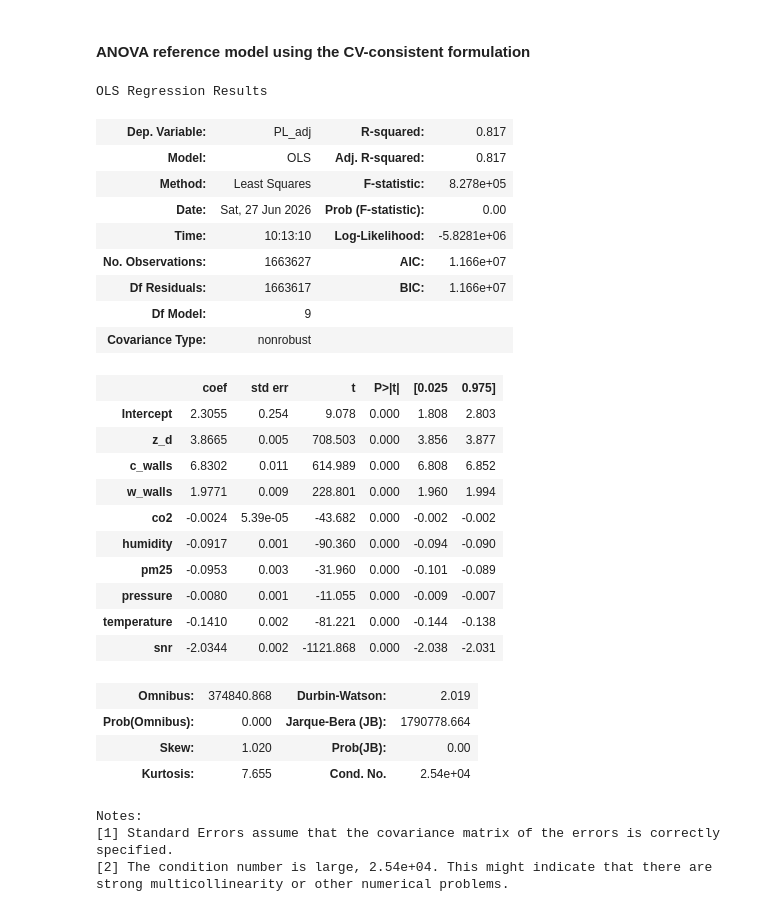
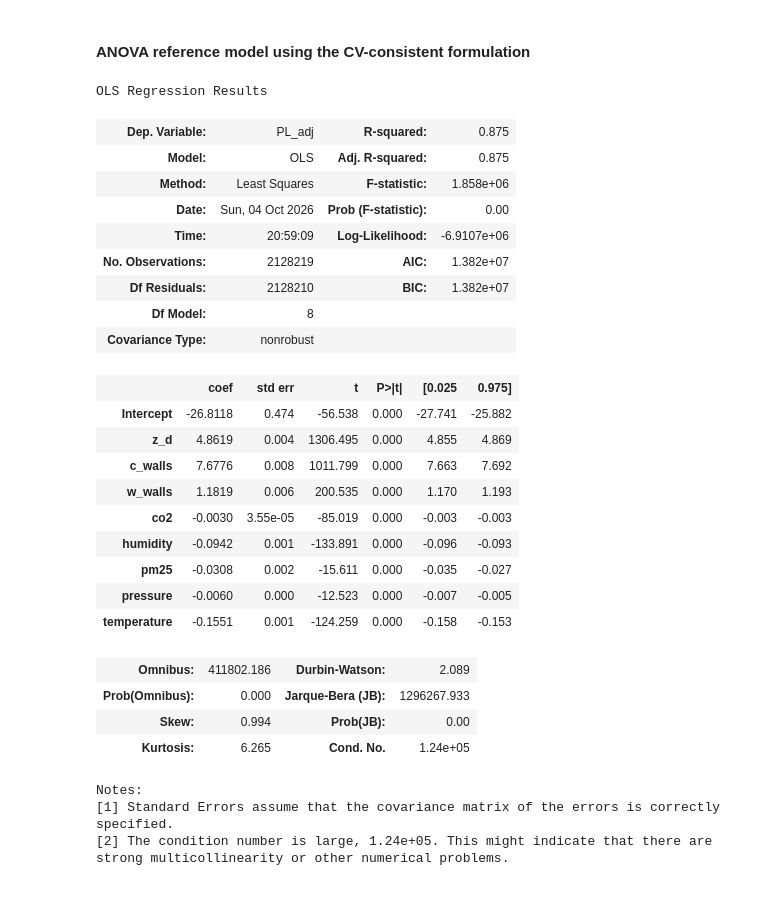
Before and after one commit to nahshonmokua/LoRaWAN-IndoorPathLossModeling-ML, a Jupyter notebook: 02_MLR.ipynb, the cells around one changed output. Cells and saved outputs as stored; diff of their text form; code cells hidden in the pictures.

Commit message:
02: no SNR, wider Ridge and ElasticNet grids; re-run

```diff
--- a/02_MLR.ipynb
+++ b/02_MLR.ipynb
@@ -62,7 +62,7 @@ cv_splits = [
 # Feature/target setup
 raw_feats = [
     "distance", "frequency", "c_walls", "w_walls",
-    "co2", "humidity", "pm25", "pressure", "temperature", "snr"
+    "co2", "humidity", "pm25", "pressure", "temperature"
 ]
 target_col = "PL"
 
@@ -136,7 +136,7 @@ ftr_tr, ftr_te = f_term(Xtr_raw['frequency'].values), f_term(Xte_raw['frequency'
 ytr_adj, yte_adj = ytr_pl - ftr_tr, yte_pl - ftr_te
 
 # Linear feature maps
-cols = ['z_d','c_walls','w_walls','co2','humidity','pm25','pressure','temperature','snr']
+cols = ['z_d','c_walls','w_walls','co2','humidity','pm25','pressure','temperature']
 Xtr_lin = pd.DataFrame({
     'z_d': z_of_d(Xtr_raw['distance'].values),
     'c_walls': Xtr_raw['c_walls'].values,
@@ -145,8 +145,7 @@ Xtr_lin = pd.DataFrame({
     'humidity': Xtr_raw['humidity'].values,
     'pm25': Xtr_raw['pm25'].values,
     'pressure': Xtr_raw['pressure'].values,
-    'temperature': Xtr_raw['temperature'].values,
-    'snr': Xtr_raw['snr'].values
+    'temperature': Xtr_raw['temperature'].values
 }, columns=cols).values
 
 Xte_lin = pd.DataFrame({
@@ -157,8 +156,7 @@ Xte_lin = pd.DataFrame({
     'humidity': Xte_raw['humidity'].values,
     'pm25': Xte_raw['pm25'].values,
     'pressure': Xte_raw['pressure'].values,
-    'temperature': Xte_raw['temperature'].values,
-    'snr': Xte_raw['snr'].values
+    'temperature': Xte_raw['temperature'].values
 }, columns=cols).values
 
 # Param labels (for reporting)
@@ -167,7 +165,7 @@ param_names = [
     'Brick Wall Loss (L_c) [dB]', 'Wood Wall Loss (L_w) [dB]',
     'CO2 coef. [dB/unit]', 'Humidity coef. [dB/%]',
     'PM2.5 coef. [dB/µg/m³]', 'Pressure coef. [dB/hPa]',
-    'Temp. coef. [dB/°C]', 'SNR scaling (k_snr)'
+    'Temp. coef. [dB/°C]'
 ]
 
 # Helpers
@@ -201,16 +199,16 @@ def rmse_r2_on_PL(y_true_pl, y_pred_adj, fterm):
 # Model factories
 def make_OLS(_): return make_pipeline(LinearRegression())
 def make_Ridge(cfg): return make_pipeline(StandardScaler(), Ridge(alpha=cfg["alpha"], random_state=42))
-def make_Lasso(cfg): return make_pipeline(StandardScaler(), Lasso(alpha=cfg["alpha"], max_iter=20000, random_state=42))
+def make_Lasso(cfg): return make_pipeline(StandardScaler(), Lasso(alpha=cfg["alpha"], max_iter=20000, precompute=True, random_state=42))
 def make_ElasticNet(cfg): return make_pipeline(
     StandardScaler(),
-    ElasticNet(alpha=cfg["alpha"], l1_ratio=cfg["l1_ratio"], max_iter=20000, random_state=42)
+    ElasticNet(alpha=cfg["alpha"], l1_ratio=cfg["l1_ratio"], max_iter=20000, precompute=True, random_state=42)
 )
 
 # Grids
-ridge_grid = [dict(alpha=a) for a in np.logspace(-4, 3, 15)]
+ridge_grid = [dict(alpha=a) for a in np.logspace(0, 7, 15)]   # sklearn's Ridge penalty is not divided by n, so alpha/n is what matters
 lasso_grid = [dict(alpha=a) for a in np.logspace(-4, 1, 15)]
-enet_grid  = [dict(alpha=a, l1_ratio=r) for a in np.logspace(-4, 1, 10) for r in (0.2, 0.5, 0.8)]
+enet_grid  = [dict(alpha=a, l1_ratio=r) for a in np.logspace(-4, 1, 10) for r in (0.1, 0.5, 0.7, 0.9, 0.95, 0.99)]   # scikit-learn's recommended spacing, denser near the Lasso end
 
 # Spec list
 specs = [
@@ -502,48 +497,47 @@ Analysis of Variance
 # %%
 # ANOVA reference model using the same physics-consistent formulation as CV.
 # Frequency is adjusted out of the target: y_adj = PL - 20log10(frequency).
 
 df_anova = pd.DataFrame(Xtr_lin, columns=cols)
 df_anova["PL_adj"] = ytr_adj
 
 anova_formula = (
     "PL_adj ~ z_d + c_walls + w_walls + co2 + humidity + "
-    "pm25 + pressure + temperature + snr"
+    "pm25 + pressure + temperature"
 )
 
 anova_model = smf.ols(anova_formula, data=df_anova).fit()
 anova_table = anova_lm(anova_model, typ=2)
 
 display(anova_model.summary())
 display(anova_table)
 # %% [output]
 OLS Regression Results
-| Dep. Variable: | PL_adj | R-squared: | 0.817 |
-| Model: | OLS | Adj. R-squared: | 0.817 |
-| Method: | Least Squares | F-statistic: | 8.278e+05 |
-| Date: | Sat, 27 Jun 2026 | Prob (F-statistic): | 0.00 |
-| Time: | 10:13:10 | Log-Likelihood: | -5.8281e+06 |
-| No. Observations: | 1663627 | AIC: | 1.166e+07 |
-| Df Residuals: | 1663617 | BIC: | 1.166e+07 |
-| Df Model: | 9 |  |  |
+| Dep. Variable: | PL_adj | R-squared: | 0.875 |
+| Model: | OLS | Adj. R-squared: | 0.875 |
+| Method: | Least Squares | F-statistic: | 1.858e+06 |
+| Date: | Sun, 04 Oct 2026 | Prob (F-statistic): | 0.00 |
+| Time: | 20:59:09 | Log-Likelihood: | -6.9107e+06 |
+| No. Observations: | 2128219 | AIC: | 1.382e+07 |
+| Df Residuals: | 2128210 | BIC: | 1.382e+07 |
+| Df Model: | 8 |  |  |
 | Covariance Type: | nonrobust |  |  |
 |  | coef | std err | t | P>|t| | [0.025 | 0.975] |
-| Intercept | 2.3055 | 0.254 | 9.078 | 0.000 | 1.808 | 2.803 |
-| z_d | 3.8665 | 0.005 | 708.503 | 0.000 | 3.856 | 3.877 |
-| c_walls | 6.8302 | 0.011 | 614.989 | 0.000 | 6.808 | 6.852 |
-| w_walls | 1.9771 | 0.009 | 228.801 | 0.000 | 1.960 | 1.994 |
-| co2 | -0.0024 | 5.39e-05 | -43.682 | 0.000 | -0.002 | -0.002 |
-| humidity | -0.0917 | 0.001 | -90.360 | 0.000 | -0.094 | -0.090 |
-| pm25 | -0.0953 | 0.003 | -31.960 | 0.000 | -0.101 | -0.089 |
-| pressure | -0.0080 | 0.001 | -11.055 | 0.000 | -0.009 | -0.007 |
-| temperature | -0.1410 | 0.002 | -81.221 | 0.000 | -0.144 | -0.138 |
-| snr | -2.0344 | 0.002 | -1121.868 | 0.000 | -2.038 | -2.031 |
+| Intercept | -26.8118 | 0.474 | -56.538 | 0.000 | -27.741 | -25.882 |
+| z_d | 4.8619 | 0.004 | 1306.495 | 0.000 | 4.855 | 4.869 |
+| c_walls | 7.6776 | 0.008 | 1011.799 | 0.000 | 7.663 | 7.692 |
+| w_walls | 1.1819 | 0.006 | 200.535 | 0.000 | 1.170 | 1.193 |
+| co2 | -0.0030 | 3.55e-05 | -85.019 | 0.000 | -0.003 | -0.003 |
+| humidity | -0.0942 | 0.001 | -133.891 | 0.000 | -0.096 | -0.093 |
+| pm25 | -0.0308 | 0.002 | -15.611 | 0.000 | -0.035 | -0.027 |
+| pressure | -0.0060 | 0.000 | -12.523 | 0.000 | -0.007 | -0.005 |
+| temperature | -0.1551 | 0.001 | -124.259 | 0.000 | -0.158 | -0.153 |
-| Omnibus: | 374840.868 | Durbin-Watson: | 2.019 |
-| Prob(Omnibus): | 0.000 | Jarque-Bera (JB): | 1790778.664 |
-| Skew: | 1.020 | Prob(JB): | 0.00 |
-| Kurtosis: | 7.655 | Cond. No. | 2.54e+04 |
+| Omnibus: | 411802.186 | Durbin-Watson: | 2.089 |
+| Prob(Omnibus): | 0.000 | Jarque-Bera (JB): | 1296267.933 |
+| Skew: | 0.994 | Prob(JB): | 0.00 |
+| Kurtosis: | 6.265 | Cond. No. | 1.24e+05 |
 Notes:
 [1] Standard Errors assume that the covariance matrix of the errors is correctly specified.
-[2] The condition number is large, 2.54e+04. This might indicate that there are
+[2] The condition number is large, 1.24e+05. This might indicate that there are
 strong multicollinearity or other numerical problems.
 |  | sum_sq | df | F | PR(>F) |
```
Also changed, not shown: parts of 5 cells of this notebook.
